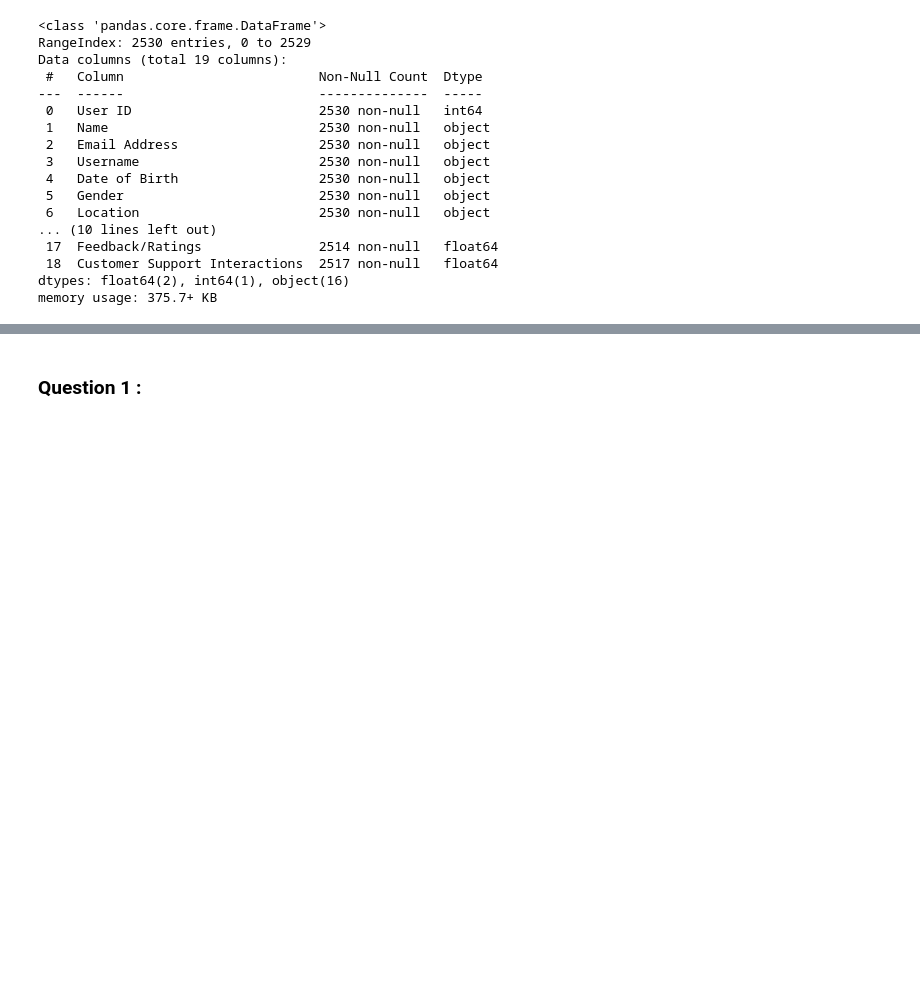
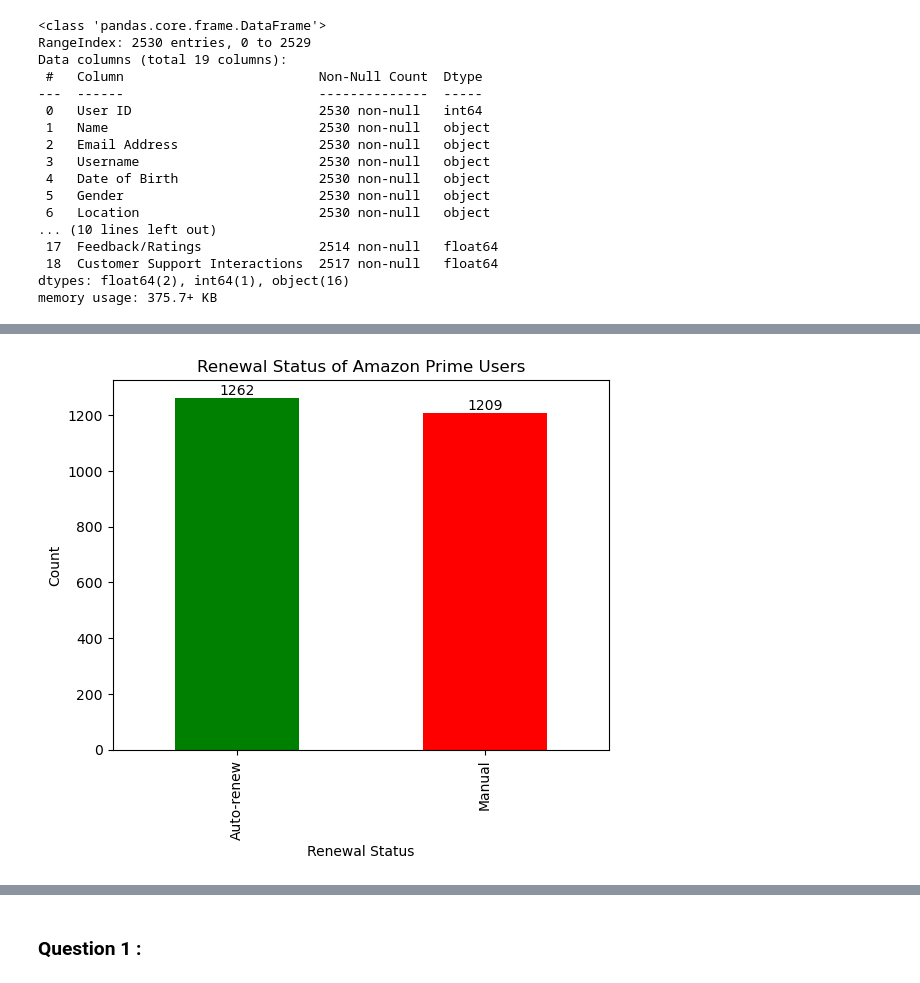
Before and after one commit to keattt0330/Data-Mining, a Jupyter notebook: assignment.ipynb, the cells around one changed output, grey strips where cells are left out. Cells and saved outputs as stored; diff of their text form; code cells hidden in the pictures; blank space fills up the shorter version.

```diff
--- a/assignment.ipynb
+++ b/assignment.ipynb
@@ -43,0 +62,10 @@ Amazon_Prime = Amazon_Prime.dropna(subset=['Feedback/Ratings', 'Customer Support
+# %%
+ax = Amazon_Prime['Renewal Status'].value_counts().plot(kind='bar', color=['green', 'red'])
+for container in ax.containers:
+	ax.bar_label(container, label_type='edge')
+plt.title('Renewal Status of Amazon Prime Users')
+plt.xlabel('Renewal Status')
+plt.ylabel('Count')
+plt.show()
+# %% [output]
+[figure, added]
```
Also changed, not shown: parts of 32 cells of this notebook.
